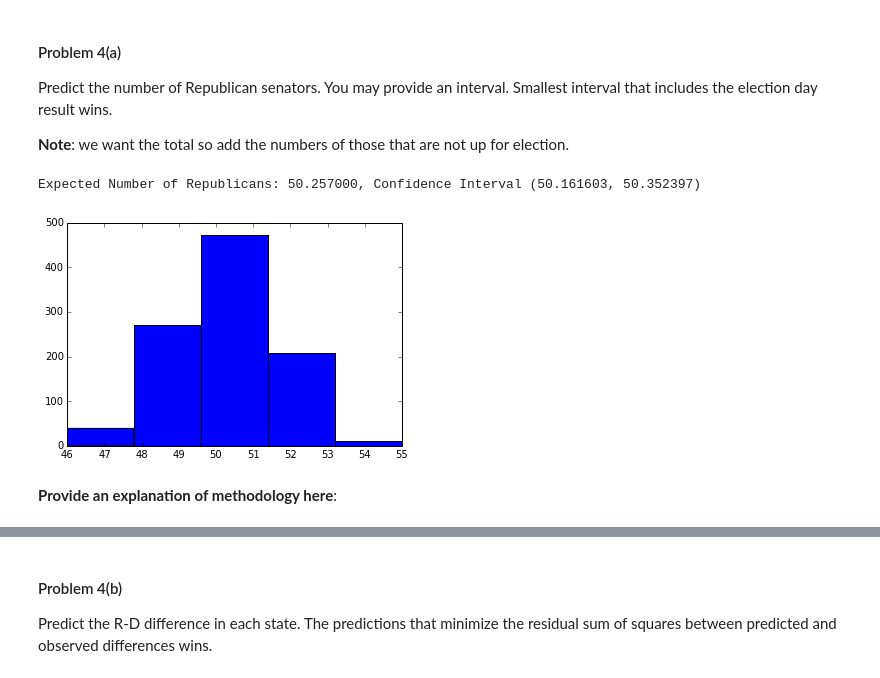
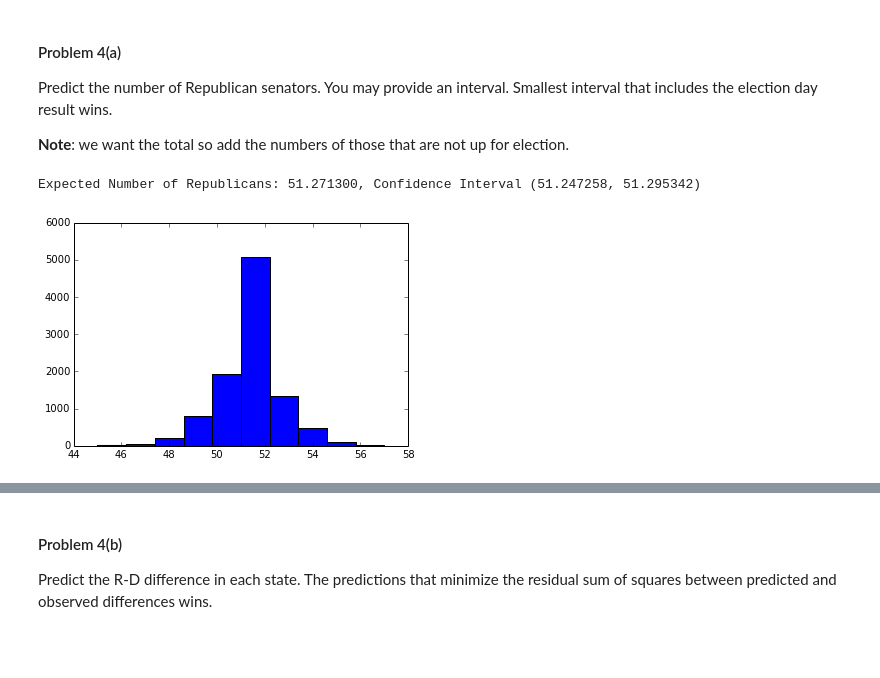
Before and after one commit to userfog/2014, a Jupyter notebook: homework/hw4/HW4.ipynb, the cells around one changed output, grey strips where cells are left out. Drawn from its saved outputs; the diff is of its cells as text; code cells hidden in the pictures; blank space fills up the shorter version.

```diff
--- a/homework/hw4/HW4.ipynb
+++ b/homework/hw4/HW4.ipynb
@@ -551,7 +541,7 @@ for key, value in dfs.iteritems():
     diffs = value[name_rep]/100 - value[name_dem]/100
     y = diffs.mean()
     sigma = diffs.std()
-    running_post_means[i] = post_mean(0, .33, sigma, y)
+    running_post_means[i] = post_mean(0, tau, sigma, y)
     i = i + 1
 
 plt.scatter(range(0, len(running_means)),map(lambda x: x/100.0, running_post_means), marker="^", c="r", alpha=.4, label="Posterior Mean")
@@ -579,9 +570,14 @@ for key, value in dfs.iteritems():
     h = stats.norm(np.mean(running_post_means), np.std(running_post_means)).cdf(running_post_means[i])
     st = convert_state(key)
     i = i + 1
-    print ("%d %s: %f" % (i, st, h))
+    me = ""
     if h > .5:
+        me = "R"
+    else:
+        me = "D"
+    if me == nate_silver[convert_state(key, form="long").title()]:
         rep = rep + 1
+    print ("%d %s: %f, Me: %s, Nate Silver: %s" % (i, st, h, me, nate_silver[convert_state(key, form="long").title()]))
 
-print(rep/float(len(dfs)))
+print "Similarity to Nate Silver: %f" % (rep/float(len(dfs)))
 # %% [output]
@@ -611,18 +608,18 @@ Use the posterior distributions in a Monte Carlo simulation to generate election
 # %%
 import random
 number_of_seats = []
+m = np.mean(running_post_means)
+std = np.std(running_post_means)
 for i in xrange(0, 1000):
-    s = np.random.normal(np.mean(running_post_means), np.std(running_post_means), 1000)
     i = 0
     num_replicans = 0
     for key, value in dfs.iteritems():
         r = random.uniform(0,1)
-        h = stats.norm(np.mean(running_post_means), np.std(running_post_means)).cdf(running_post_means[i])
+        h = stats.norm(m, std).cdf(running_post_means[i])
         if r < h:
             num_replicans = num_replicans + 1
         i = i + 1
     # 30 for the remaining republican seats, and one for alabama which is uncontested
     number_of_seats.append(num_replicans+31)
-
-plt.hist(number_of_seats, 20)
+plt.hist(number_of_seats, 15)
 # %% [output]
@@ -723,6 +739,7 @@ def build_aggregate_model(d14, name_rep, name_dem, d_old):
 # %%
 d12 = pd.io.parsers.read_csv("2012.csv")
 d10 = pd.io.parsers.read_csv("2010.csv")
+
 check_results = {}
 pollsters = pollsters_with_historical_data(dfs, d12, d10)
 d_old = pd.merge(d12, d10, how="outer")
@@ -743,6 +760,7 @@ for key, value in recent.iteritems():
     pred1_list = build_aggregate_model(with_historical, name_rep, name_dem, d_old)
     # model 2
     pred2_list = get_average_differences(without_historical, name_rep, name_dem)
+    # Merge
     preds = pred1_list + pred2_list
     preds_df = pd.DataFrame(columns=["Preds"])
     preds_df["Preds"] = preds
@@ -750,39 +768,41 @@ for key, value in recent.iteritems():
     s = sp.stats.sem(preds_df)
     h = s * sp.stats.t._ppf((1+.99)/2., len(preds_df)-1)
     m = preds_df.mean()
     st_long = convert_state(key, form="long").title()
+    # Collect data to compare against Nate Silver
     if float(m) > 0:
         check_results[st_long] = "R"
     else:
         # I am sorry for this hack, but because the candidates data frame
         # is limited to R/D and I use it to get names for people
         # I just record Greg as a Democrat
         if st == "KS":
             check_results[st_long] = "I"
         else:
             check_results[st_long] = "D"
     predictions_perstate[key] = preds
 
+num_trials = 10000
 import random
-new_seats = [None]*1000
-for i in xrange(0, 1000):
+new_seats = [None]*num_trials
+for i in xrange(0, num_trials):
     num_replicans = 0
     for key, value in predictions_perstate.iteritems():
         m = np.mean(value)
         std = np.std(value)
+        # Generate normal distrobution of votes and randomly choose a value from the distrobution
         s = np.random.choice(np.random.normal(m, std, 1000))
+        # If it is a positive difference, the republican wins
         if s > 0:
             num_replicans = num_replicans + 1
-    # 30 for the remaining republican seats, and one for alabama which is uncontested
+    # 30 for the remaining republican seats, and 1 for alabama which is uncontested
     new_seats[i] = num_replicans+31
 
-plt.hist(new_seats, 5)
+plt.hist(new_seats, 10)
 s = sp.stats.sem(new_seats)
-h = s * sp.stats.t._ppf((1+.95)/2., len(new_seats)-1)
+h = s * sp.stats.t._ppf((1+.90)/2., len(new_seats)-1)
 m = np.mean(new_seats)
 print "Expected Number of Republicans: %f, Confidence Interval (%f, %f)" % (m, m-h, m+h)
 # %% [output]
-Expected Number of Republicans: 50.257000, Confidence Interval (50.161603, 50.352397)
+Expected Number of Republicans: 51.271300, Confidence Interval (51.247258, 51.295342)
-[figure, old version]
+[figure, new version]
-# %% [markdown]
-**Provide an explanation of methodology here**:
```
Also changed, not shown: parts of 29 cells of this notebook.
